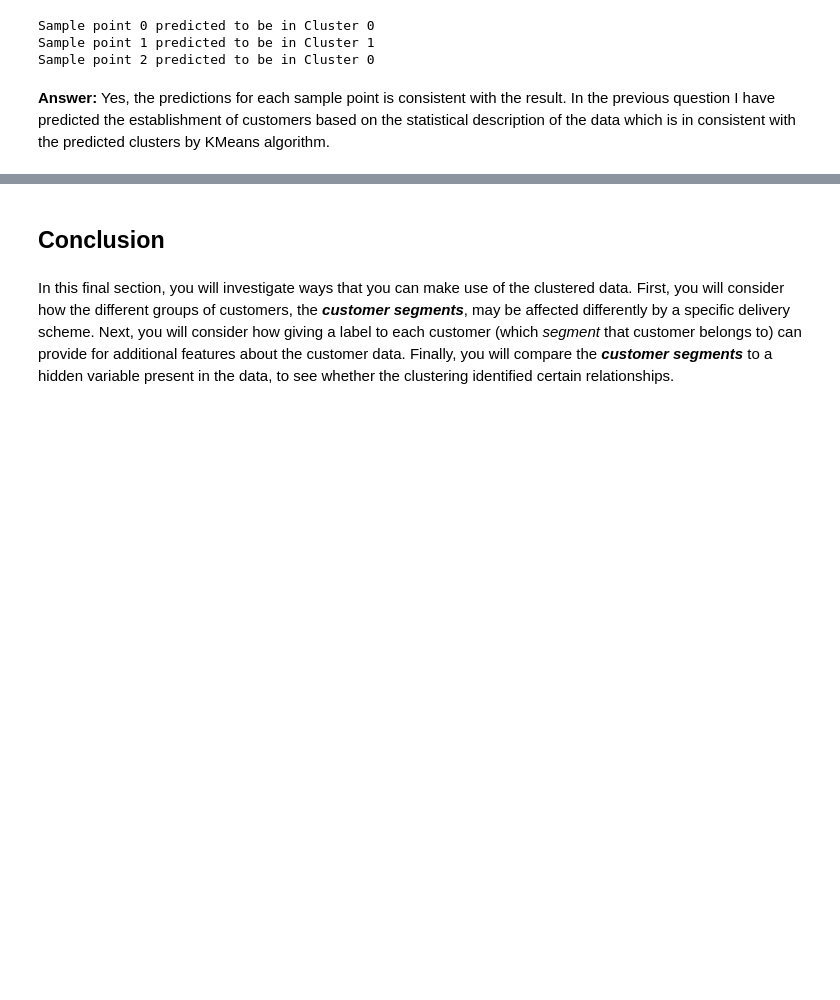
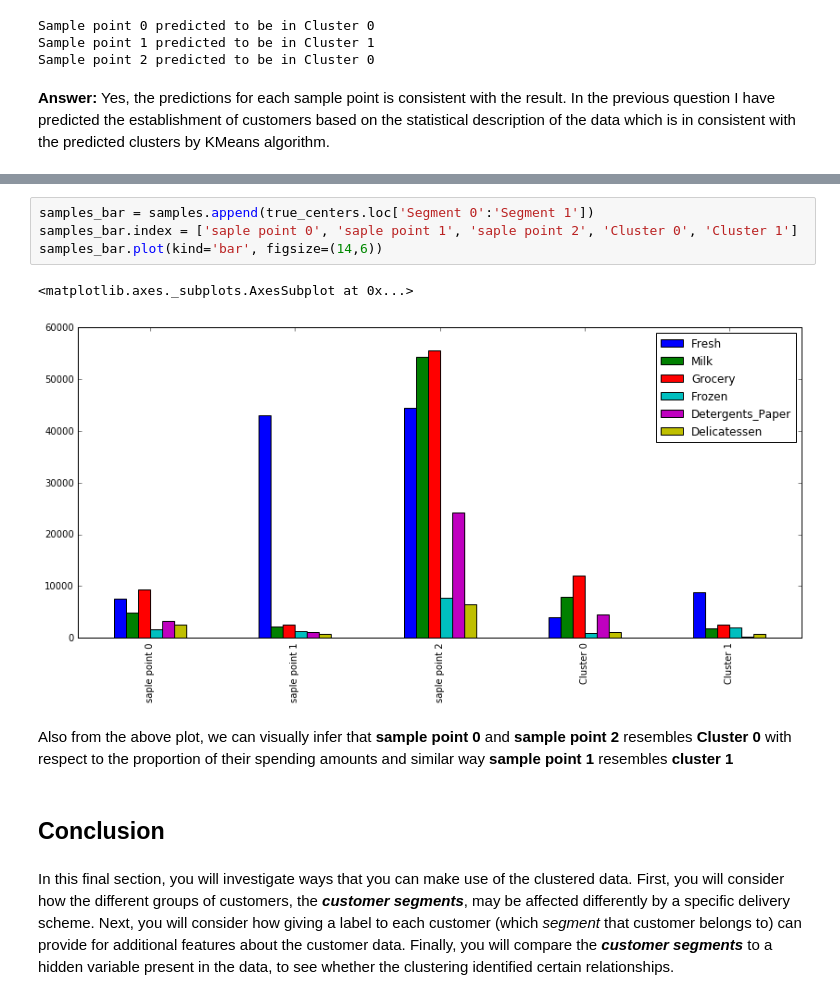
Before and after one commit to bhaskarjitsarmah/customer_segments, a Jupyter notebook: customer_segments.ipynb, the cells around one changed output, grey strips where cells are left out. Saved outputs shown, nothing was run; the diff lists cells and outputs as text; blank space fills up the shorter version.

```diff
--- a/customer_segments.ipynb
+++ b/customer_segments.ipynb
@@ -527,3 +571,12 @@ Sample point 2 predicted to be in Cluster 0
+# %%
+samples_bar = samples.append(true_centers.loc['Segment 0':'Segment 1'])
+samples_bar.index = ['saple point 0', 'saple point 1', 'saple point 2', 'Cluster 0', 'Cluster 1']
+samples_bar.plot(kind='bar', figsize=(14,6))
+# %% [output]
+<matplotlib.axes._subplots.AxesSubplot at 0x...>
+[figure, added]
+# %% [markdown]
+Also from the above plot, we can visually infer that **sample point 0** and **sample point 2** resembles **Cluster 0** with respect to the proportion of their spending amounts and similar way **sample point 1** resembles **cluster 1**
 # %% [markdown]
 ## Conclusion
 # %% [markdown]
```
Also changed, not shown: parts of 16 cells of this notebook.
